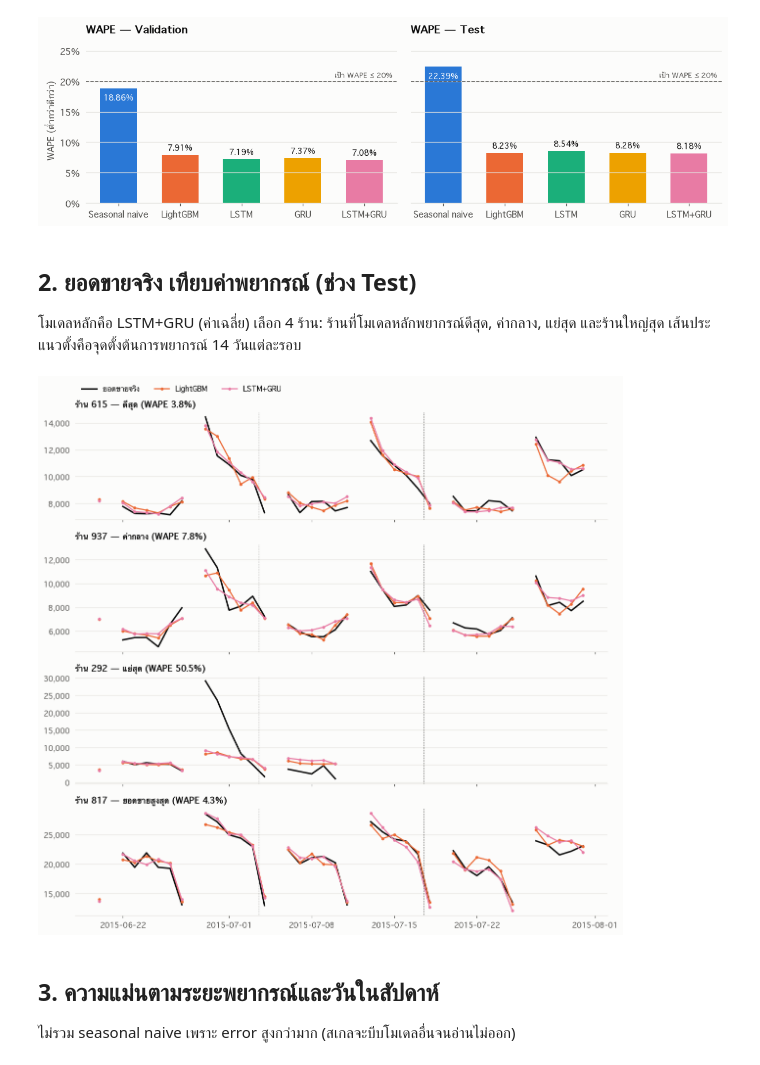
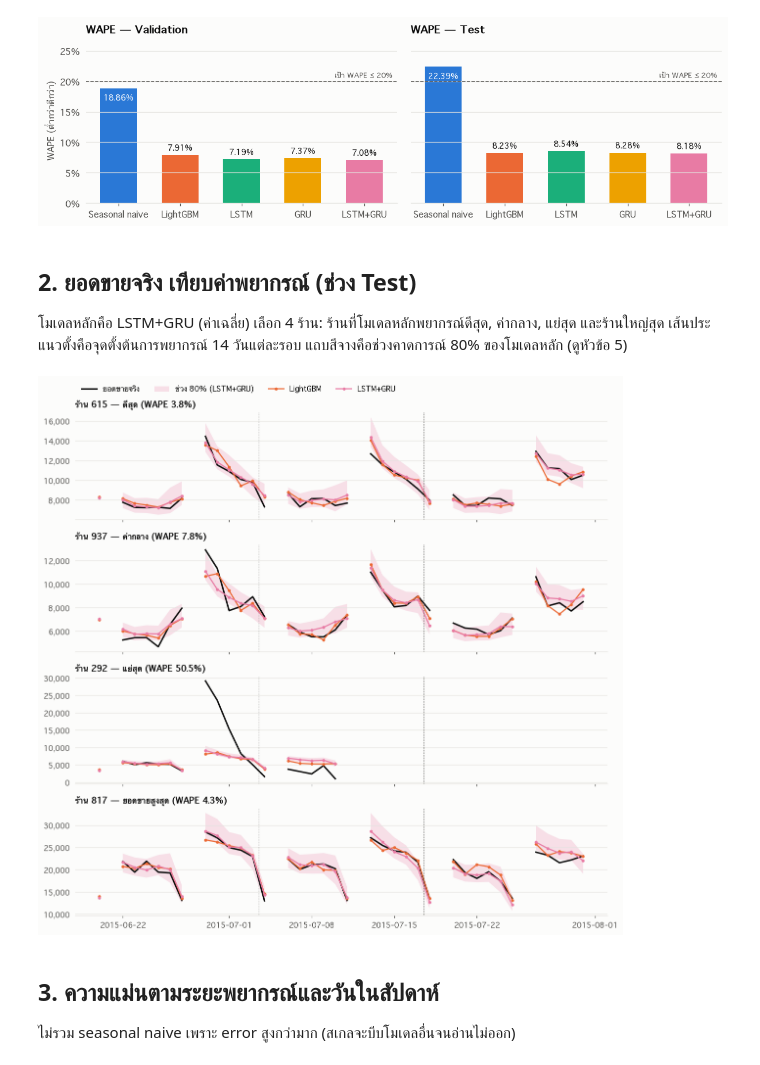
Before and after one commit to pls2s/MFP-Merchant-Financial-Passport, a Jupyter notebook: notebooks/forecast_results.ipynb, the cells around one changed output. Cells and saved outputs as stored; diff of their text form; code cells hidden in the pictures.

```diff
--- a/notebooks/forecast_results.ipynb
+++ b/notebooks/forecast_results.ipynb
@@ -62,6 +63,14 @@ for split in ("val", "test"):
 def group_wape(frame, by):
     g = frame.assign(err=(frame["forecast"] - frame["sales"]).abs()).groupby(by)
     return g["err"].sum() / g["sales"].sum()
+
+# 80% split-conformal band for the main model, calibrated on Validation only.
+main = df[df["model"] == "ensemble"].assign(horizon=0)
+for split in ("val", "test"):
+    m = main["split"] == split
+    main.loc[m, "horizon"] = horizon_day(main.loc[m, "date"], split)
+quantiles = conformal_quantiles(main[main["split"] == "val"])
+band = add_interval(main[main["split"] == "test"], quantiles).set_index(["store", "date"])
 # %% [markdown]
 ## 1. ตารางเทียบโมเดล
 # %%
@@ -104,34 +113,38 @@ fig.tight_layout()
 # %% [markdown]
 ## 2. ยอดขายจริง เทียบค่าพยากรณ์ (ช่วง Test)
 
-โมเดลหลักคือ LSTM+GRU (ค่าเฉลี่ย) เลือก 4 ร้าน: ร้านที่โมเดลหลักพยากรณ์ดีสุด, ค่ากลาง, แย่สุด และร้านใหญ่สุด เส้นประแนวตั้งคือจุดตั้งต้นการพยากรณ์ 14 วันแต่ละรอบ
+โมเดลหลักคือ LSTM+GRU (ค่าเฉลี่ย) เลือก 4 ร้าน: ร้านที่โมเดลหลักพยากรณ์ดีสุด, ค่ากลาง, แย่สุด และร้านใหญ่สุด เส้นประแนวตั้งคือจุดตั้งต้นการพยากรณ์ 14 วันแต่ละรอบ แถบสีจางคือช่วงคาดการณ์ 80% ของโมเดลหลัก (ดูหัวข้อ 5)
 # %%
 test = df[df["split"] == "test"]
 store_wape = group_wape(ev[(ev["split"] == "test") & (ev["model"] == "ensemble")], "store").sort_values()
 biggest = data.groupby("store")["store_mean_sales"].first().idxmax()
 picks = {
     "ดีสุด": store_wape.index[0],
     "ค่ากลาง": store_wape.index[len(store_wape) // 2],
     "แย่สุด": store_wape.index[-1],
     "ยอดขายสูงสุด": biggest,
 }
 
 fig, axes = plt.subplots(len(picks), 1, figsize=(11, 2.6 * len(picks)), sharex=True)
 for ax, (label, store) in zip(axes, picks.items()):
     s = test[test["store"] == store]
     actual = s[s["model"] == "ensemble"].set_index("date")
     ax.plot(actual.index, actual["sales"].where(actual["open"] == 1), color=INK, lw=2, label="ยอดขายจริง")
+    b = band.loc[store].reindex(actual.index)
+    is_open = actual["open"] == 1
+    ax.fill_between(b.index, b["lower"].where(is_open), b["upper"].where(is_open),
+                    color=COLORS["ensemble"], alpha=0.22, linewidth=0, label="ช่วง 80% (LSTM+GRU)")
     for m in ("lightgbm", "ensemble"):
         f = s[s["model"] == m].set_index("date")["forecast"].where(actual["open"] == 1)
         ax.plot(f.index, f, color=COLORS[m], label=LABELS[m], marker="o", ms=3)
     for o in TEST_ORIGINS[1:]:
         ax.axvline(o + pd.Timedelta(hours=12), color=INK_2, lw=0.8, ls=":")
     ax.set_title(f"ร้าน {store} — {label} (WAPE {store_wape[store]:.1%})", fontsize=11)
     ax.yaxis.set_major_formatter(lambda v, _: f"{v:,.0f}")
-axes[0].legend(loc="upper left", ncol=3, bbox_to_anchor=(0, 1.32))
+axes[0].legend(loc="upper left", ncol=4, bbox_to_anchor=(0, 1.32))
 fig.tight_layout()
 # %% [output]
-[figure, old version]
+[figure, new version]
 # %% [markdown]
 ## 3. ความแม่นตามระยะพยากรณ์และวันในสัปดาห์
 
```
Also changed, not shown: parts of 4 cells of this notebook, 3 other files.
